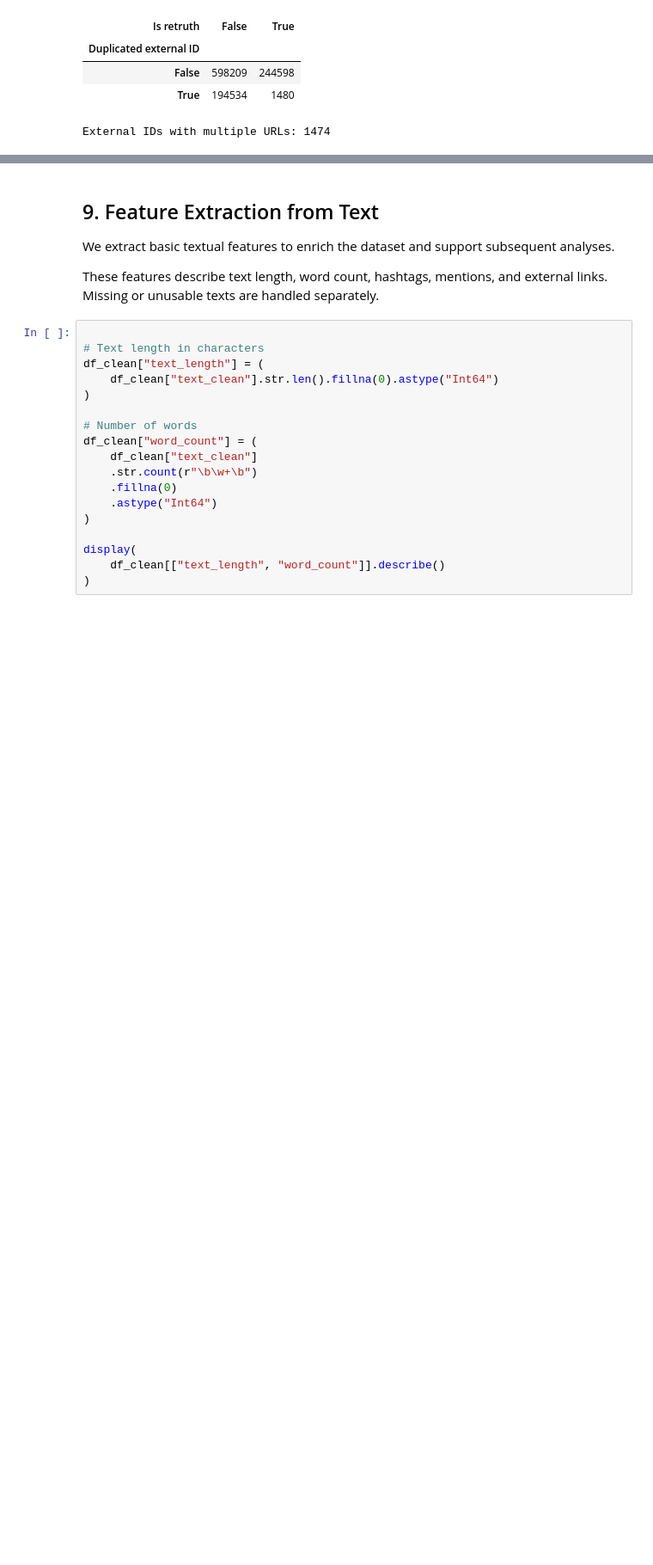
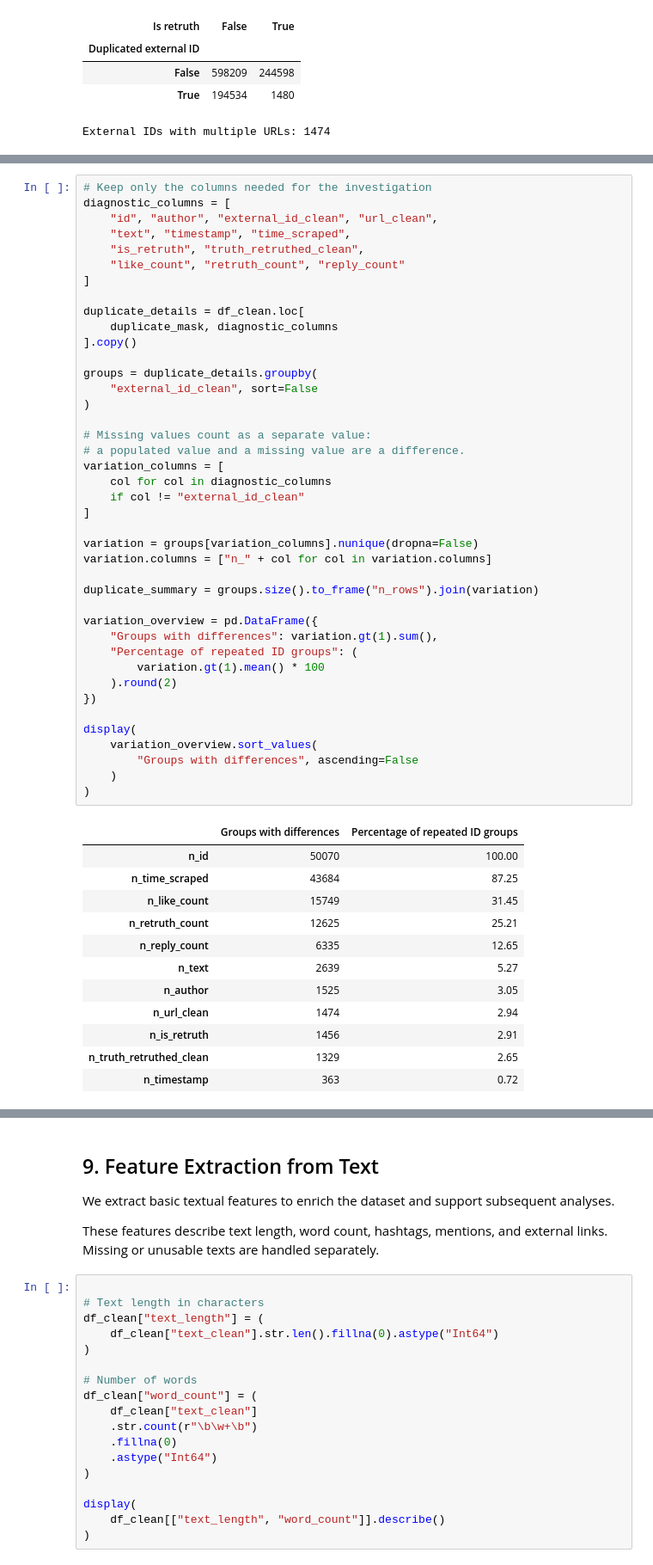
Before and after one commit to lorenzobuccolini03/Truth-Social-Analysis-and-Data-Warehousing---Decision-Support-Systems-, a Jupyter notebook: 01_assignment/truths_analysis.ipynb, the cells around one changed output, grey strips where cells are left out. Shown at 86% size. Cells and saved outputs as stored; diff of their text form; blank space fills up the shorter version.

```diff
--- a/01_assignment/truths_analysis.ipynb
+++ b/01_assignment/truths_analysis.ipynb
@@ -1294,0 +1351,54 @@ External IDs with multiple URLs: 1474
+# %%
+# Keep only the columns needed for the investigation
+diagnostic_columns = [
+    "id", "author", "external_id_clean", "url_clean",
+    "text", "timestamp", "time_scraped",
+    "is_retruth", "truth_retruthed_clean",
+    "like_count", "retruth_count", "reply_count"
+]
+
+duplicate_details = df_clean.loc[
+    duplicate_mask, diagnostic_columns
+].copy()
+
+groups = duplicate_details.groupby(
+    "external_id_clean", sort=False
+)
+
+# Missing values count as a separate value:
+# a populated value and a missing value are a difference.
+variation_columns = [
+    col for col in diagnostic_columns
+    if col != "external_id_clean"
+]
+
+variation = groups[variation_columns].nunique(dropna=False)
+variation.columns = ["n_" + col for col in variation.columns]
+
+duplicate_summary = groups.size().to_frame("n_rows").join(variation)
+
+variation_overview = pd.DataFrame({
+    "Groups with differences": variation.gt(1).sum(),
+    "Percentage of repeated ID groups": (
+        variation.gt(1).mean() * 100
+    ).round(2)
+})
+
+display(
+    variation_overview.sort_values(
+        "Groups with differences", ascending=False
+    )
+)
+# %% [output]
+|  | Groups with differences | Percentage of repeated ID groups |
+| n_id | 50070 | 100.00 |
+| n_time_scraped | 43684 | 87.25 |
+| n_like_count | 15749 | 31.45 |
+| n_retruth_count | 12625 | 25.21 |
+| n_reply_count | 6335 | 12.65 |
+| n_text | 2639 | 5.27 |
+| n_author | 1525 | 3.05 |
+| n_url_clean | 1474 | 2.94 |
+| n_is_retruth | 1456 | 2.91 |
+| n_truth_retruthed_clean | 1329 | 2.65 |
+| n_timestamp | 363 | 0.72 |
```
Also changed, not shown: parts of 4 cells of this notebook.
